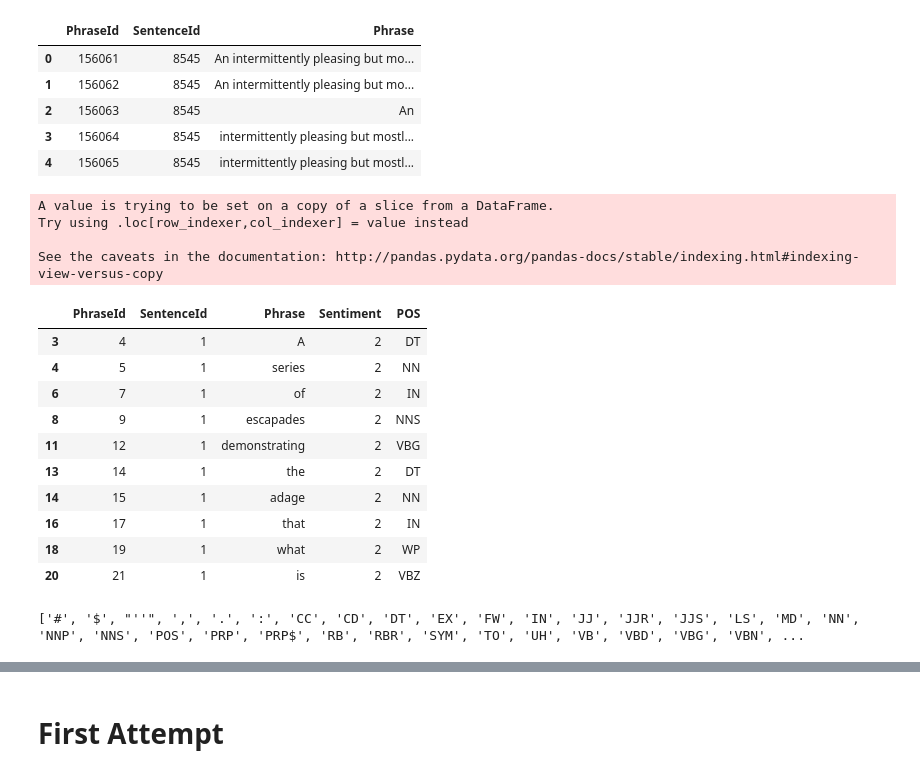
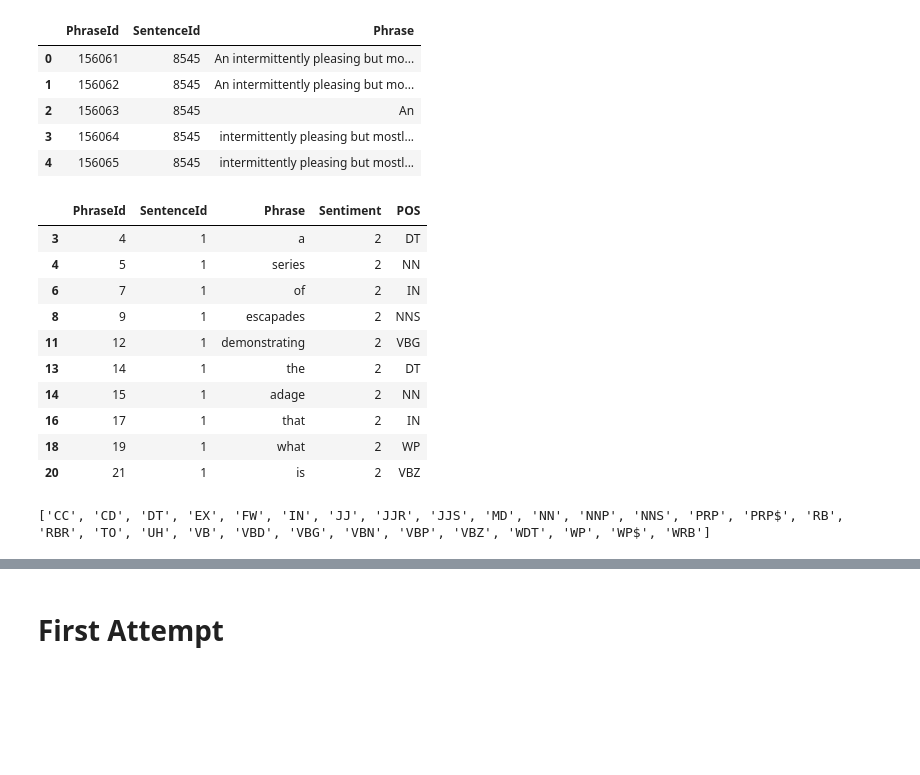
Before and after one commit to paulruvolo/DataScience16CYOA, a Jupyter notebook: overall_story.ipynb, the cells around one changed output, grey strips where cells are left out. Cells and saved outputs as stored; diff of their text form; code cells hidden in the pictures; blank space fills up the shorter version.

```diff
--- a/overall_story.ipynb
+++ b/overall_story.ipynb
@@ -33,23 +33,21 @@ data_pos = tag_all_phrases(train)
 # %%
 def get_words(df):
     data = df[~(df['Phrase'].str.contains(' '))]
+    data = data[data.Phrase.str.contains('^[a-zA-Z]+$')]
+    data.Phrase = data.Phrase.str.lower()
     return data
 
 def extract_single_POS_from_words(df):
     data = df
     data["POS"] = data["POS"].apply(lambda x: x[0])
     return data
 
 words_pos = get_words(data_pos)
 words_pos = extract_single_POS_from_words(words_pos)
 words_pos.head(10)
 # %% [output]
-A value is trying to be set on a copy of a slice from a DataFrame.
-Try using .loc[row_indexer,col_indexer] = value instead
-
-See the caveats in the documentation: http://pandas.pydata.org/pandas-docs/stable/indexing.html#indexing-view-versus-copy
 |  | PhraseId | SentenceId | Phrase | Sentiment | POS |
-| 3 | 4 | 1 | A | 2 | DT |
+| 3 | 4 | 1 | a | 2 | DT |
 | 4 | 5 | 1 | series | 2 | NN |
 | 6 | 7 | 1 | of | 2 | IN |
 | 8 | 9 | 1 | escapades | 2 | NNS |
@@ -62,4 +60,4 @@ See the caveats in the documentation: http://pandas.pydata.org/pandas-docs/stabl
 # %%
 print sorted(words_pos['POS'].unique())
 # %% [output]
-['#', '$', "''", ',', '.', ':', 'CC', 'CD', 'DT', 'EX', 'FW', 'IN', 'JJ', 'JJR', 'JJS', 'LS', 'MD', 'NN', 'NNP', 'NNS', 'POS', 'PRP', 'PRP$', 'RB', 'RBR', 'SYM', 'TO', 'UH', 'VB', 'VBD', 'VBG', 'VBN', ...
+['CC', 'CD', 'DT', 'EX', 'FW', 'IN', 'JJ', 'JJR', 'JJS', 'MD', 'NN', 'NNP', 'NNS', 'PRP', 'PRP$', 'RB', 'RBR', 'TO', 'UH', 'VB', 'VBD', 'VBG', 'VBN', 'VBP', 'VBZ', 'WDT', 'WP', 'WP$', 'WRB']
```
Also changed, not shown: parts of 16 cells of this notebook, 2 other files.
